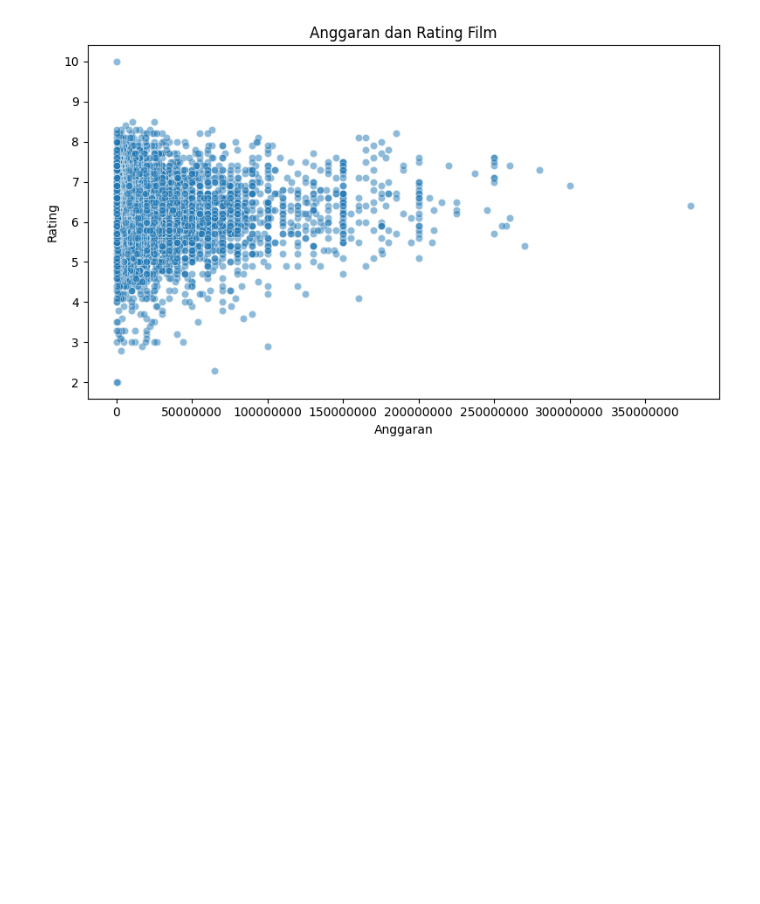
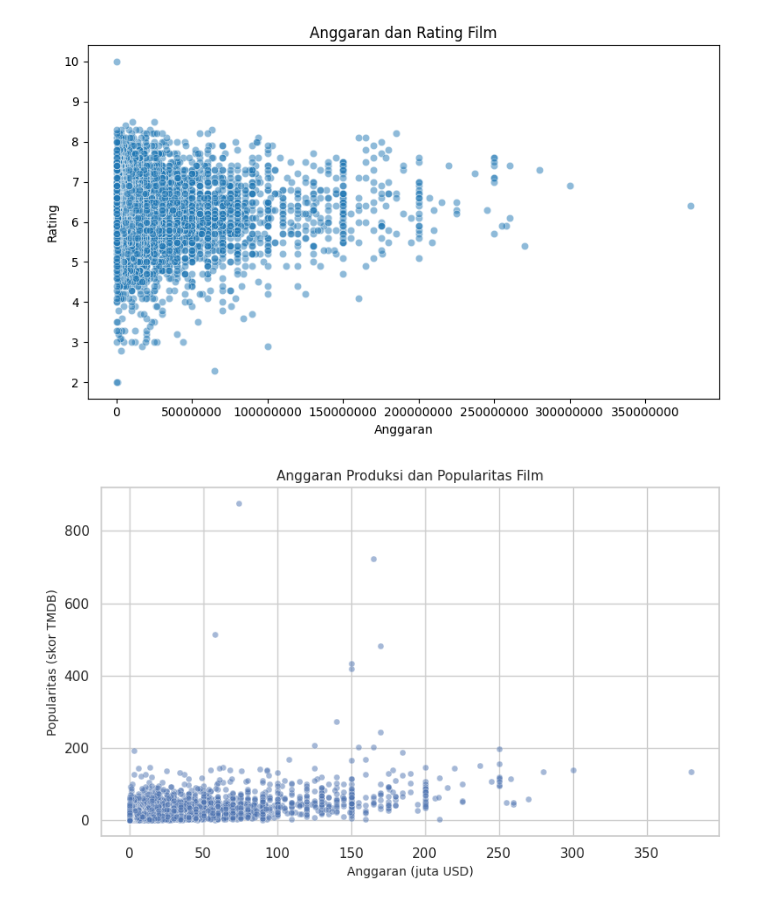
Before and after one commit to vaniararaandini03/Proyek-ProbStat-TMDB5000, a Jupyter notebook: Kel4_ProbSta.ipynb, the cells around one changed output. Drawn from its saved outputs; the diff is of its cells as text; code cells hidden in the pictures; blank space fills up the shorter version.

```diff
--- a/Kel4_ProbSta.ipynb
+++ b/Kel4_ProbSta.ipynb
@@ -110,3 +110,26 @@ plt.tight_layout()
 plt.show()
 # %% [output]
 [figure]
+# %%
+if df['budget'].max() > 1000:
+    df['budget_juta'] = df['budget'] / 1_000_000
+else:
+    df['budget_juta'] = df['budget']
+
+plt.figure(figsize=(8, 5))
+sns.scatterplot(
+    data=df,
+    x='budget_juta',
+    y='popularity',
+    alpha=0.5,       # Membuat titik transparan seperti di gambar
+    s=25            # Ukuran titik
+)
+
+plt.title('Anggaran Produksi dan Popularitas Film', fontsize=11)
+plt.xlabel('Anggaran (juta USD)', fontsize=10)
+plt.ylabel('Popularitas (skor TMDB)', fontsize=10)
+
+plt.tight_layout()
+plt.show()
+# %% [output]
+[figure, added]
```
Also changed, not shown: parts of 1 cell of this notebook.
